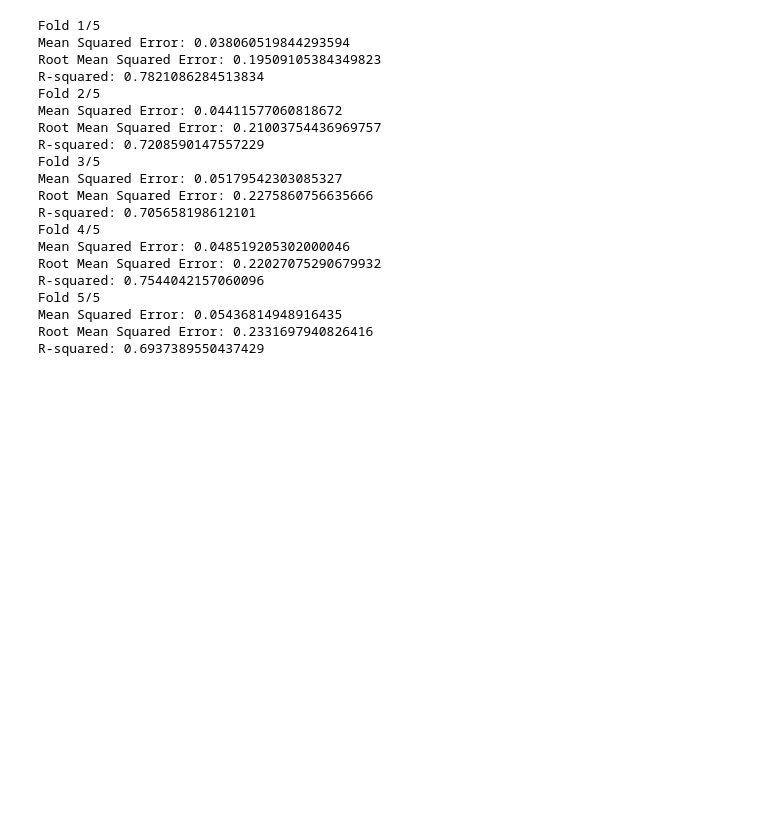
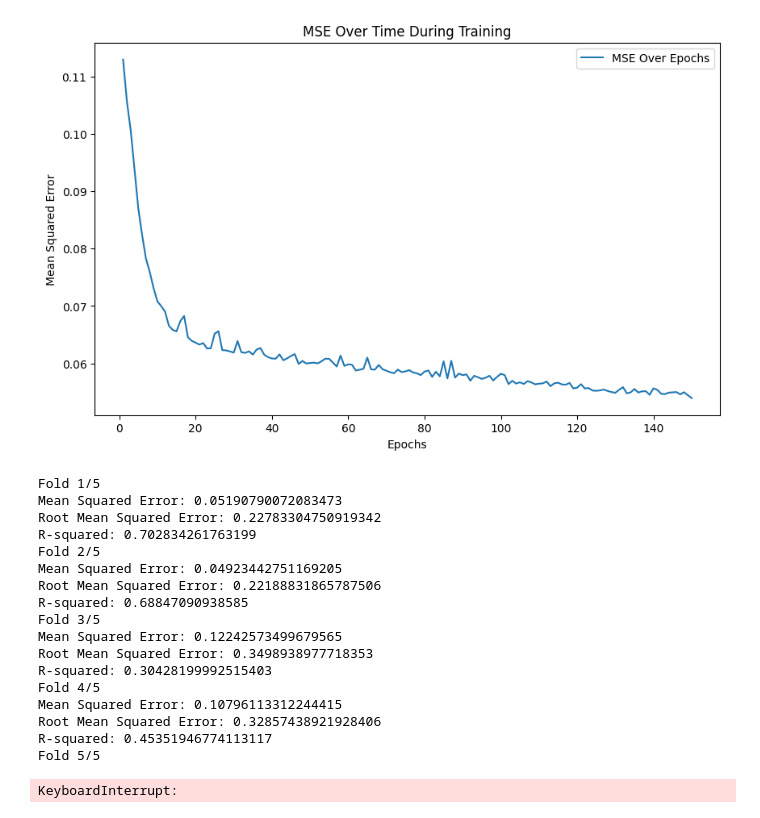
Before and after one commit to jotyot/rate-review, a Jupyter notebook: total-sent-nn.ipynb, the cells around one changed output. Drawn from its saved outputs; the diff is of its cells as text; code cells hidden in the pictures; blank space fills up the shorter version.

Commit message:
updated linear model

```diff
--- a/total-sent-nn.ipynb
+++ b/total-sent-nn.ipynb
@@ -101,3 +100,13 @@ R-squared: 0.7009540705099744
+# %%
+plt.figure(figsize=(10, 6))
+plt.plot(range(1, epochs+1), mse_history, label='MSE Over Epochs')
+plt.xlabel('Epochs')
+plt.ylabel('Mean Squared Error')
+plt.title('MSE Over Time During Training')
+plt.legend()
+plt.show()
+# %% [output]
+[figure, added]
 # %%
 k_folds = 5
 # Create KFold object
@@ -114,6 +123,7 @@ for fold, (train_ids, test_ids) in enumerate(kf.split(data)):
     train_loader = DataLoader(train_dataset, batch_size=64, shuffle=True)
     test_loader = DataLoader(test_dataset, batch_size=64, shuffle=False)
 
+    model = DynamicNN(input_dim, hidden_dim, output_dim, num_hidden_layers).to(device)
     # train the model on train set
     model, mse_history = train_model(model, train_loader, learningRate, epochs, lambda1, lambda2)
 
@@ -131,24 +141,22 @@ for fold, (train_ids, test_ids) in enumerate(kf.split(data)):
     models.append(model)
 # %% [output]
 Fold 1/5
-Mean Squared Error: 0.038060519844293594
-Root Mean Squared Error: 0.19509105384349823
-R-squared: 0.7821086284513834
+Mean Squared Error: 0.05190790072083473
+Root Mean Squared Error: 0.22783304750919342
+R-squared: 0.702834261763199
 Fold 2/5
-Mean Squared Error: 0.04411577060818672
-Root Mean Squared Error: 0.21003754436969757
-R-squared: 0.7208590147557229
+Mean Squared Error: 0.04923442751169205
+Root Mean Squared Error: 0.22188831865787506
+R-squared: 0.68847090938585
 Fold 3/5
-Mean Squared Error: 0.05179542303085327
-Root Mean Squared Error: 0.2275860756635666
-R-squared: 0.705658198612101
+Mean Squared Error: 0.12242573499679565
+Root Mean Squared Error: 0.3498938977718353
+R-squared: 0.30428199992515403
 Fold 4/5
-Mean Squared Error: 0.048519205302000046
-Root Mean Squared Error: 0.22027075290679932
-R-squared: 0.7544042157060096
+Mean Squared Error: 0.10796113312244415
+Root Mean Squared Error: 0.32857438921928406
+R-squared: 0.45351946774113117
 Fold 5/5
-Mean Squared Error: 0.05436814948916435
-Root Mean Squared Error: 0.2331697940826416
-R-squared: 0.6937389550437429
+KeyboardInterrupt:
 # %%
 best = models[0] # choose the best model here
```
Also changed, not shown: parts of 10 cells of this notebook, 4 other files.
